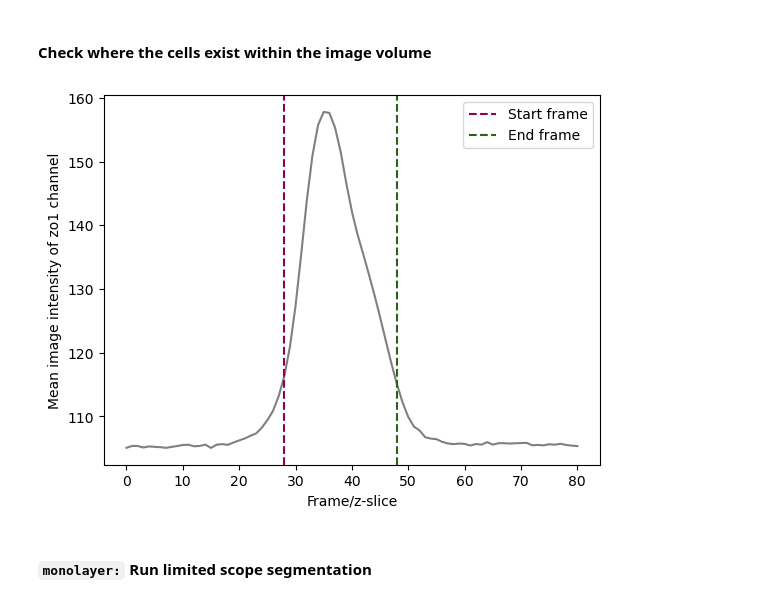
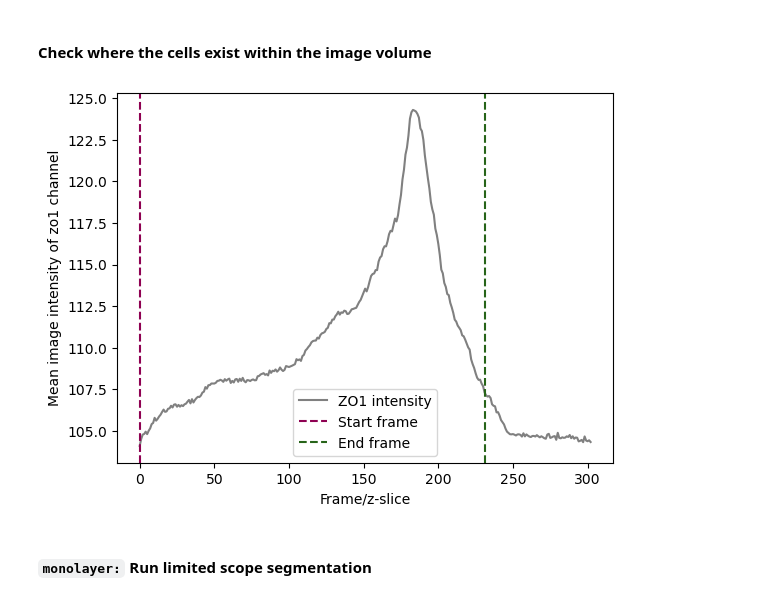
Before and after one commit to nthndy/homuncu_loc, a Jupyter notebook: segmentation_and_tracking/segment_localise_unionise.ipynb, the cells around one changed output. Saved outputs shown, nothing was run; the diff lists cells and outputs as text; code cells hidden in the pictures.

Commit message:
added mtb measure options

```diff
--- a/segmentation_and_tracking/segment_localise_unionise.ipynb
+++ b/segmentation_and_tracking/segment_localise_unionise.ipynb
@@ -34,7 +34,7 @@ Here are the experimental data sets contained within base_dir:
 # %% [markdown]
 Next we will pick one experiment to work with from the aforementioned directories
 # %%
-expt = 'DAPI-SPC-PDPN-ZO1'
+expt = 'run1_23-01-001_23-01-005'
 expt_dir = os.path.join(base_dir, expt) # use os to join the names of the two directories together in new python variable
 # %% [markdown]
 And now we will show the different images from this experiment
@@ -56,7 +66,7 @@ Day7_static/20x_21-12-031B_A12456_Multichannel Z-Stack_20220811_121.vsi
 # %% [markdown]
 Select one set of images to work with initially (later we will iterate over all images for bulk segmentation jobs)
 # %%
-image_dir = 'Day14_static/20x_21-12-028A_A23456_Multichannel Z-Stack_20220818_244.tif'
+image_dir = '2h pi/20230707_40X_23-01-001A3_Multichannel Z-Stack_20230707_1314.tif'
 image_fn = os.path.join(expt_dir, image_dir)
 # %% [markdown]
 #### Load images from .tif file:
@@ -89,7 +100,7 @@ viewer.add_image(image,
 
 Makes life easier later down the line when you want to segment one slice
 # %%
-mask_input_channel = image[...,3] # picking ch3 as mask input
+mask_input_channel = image[...,1] # picking chX as mask input
 # %% [markdown]
 ## 2. Segmentation
 # %% [markdown]
@@ -133,7 +144,7 @@ Thu Jul 20 14:37:25 2023
 #### `monolayer:` Test segmentation on a frame
 # %%
 %%time
-index = 35  # pick which frame/zslice to test the segmentation on
+index = 189  # pick which frame/zslice to test the segmentation on
 masks, flows, styles, diams = model.eval(
     mask_input_channel[index],  # input image to segment
     diameter=None,  # set average cell diameter (if left to None then it estimates for you)
@@ -223,32 +231,32 @@ Some image stacks are mostly blank along the z-axis so use a mean intensity meas
 # %%
 # define an empty list to hold mean image values
 mean_measure = list()
-for frame in tqdm(image[...,ch], total = len(mask_input_channel)):
+for frame in tqdm(mask_input_channel, total = len(mask_input_channel)):
     mean_measure.append(np.mean(frame))
 
 # Set colors from "PiYG" colormap
 colors = plt.cm.PiYG(np.linspace(0, 1, 2))
 
 plt.plot(mean_measure, color = 'gray', label = 'ZO1 intensity')
 
 # Calculate the average background signal
 average_background = np.mean(mean_measure)
 
-# Find the indices where the signal crosses above and below the average background
-start_frame = np.where(mean_measure > average_background)[0][0] - 5 # adding a buffer
+# Find or manually define the indices where the signal crosses above and below the average background
+start_frame = 0 #np.where(mean_measure > average_background)[0][0] - 5 # adding a buffer
 end_frame = np.where(mean_measure > average_background)[0][-1] + 10 # adding a buffer on to the end of the end_frame to aid with basal segmentation
 
 # Draw vertical lines at the indices with respective colors
 plt.axvline(x=start_frame, color=colors[0], linestyle='--', label='Start frame')
 plt.axvline(x=end_frame, color=colors[1], linestyle='--', label='End frame')
 
 plt.xlabel('Frame/z-slice')
 plt.ylabel('Mean image intensity of zo1 channel')
 
 plt.legend()  # Add a legend
 plt.show()
 # %% [output]
-[figure, old version]
+[figure, new version]
 # %% [markdown]
 #### `monolayer:` Run limited scope segmentation
 # %%
```
Also changed, not shown: parts of 29 cells of this notebook.
